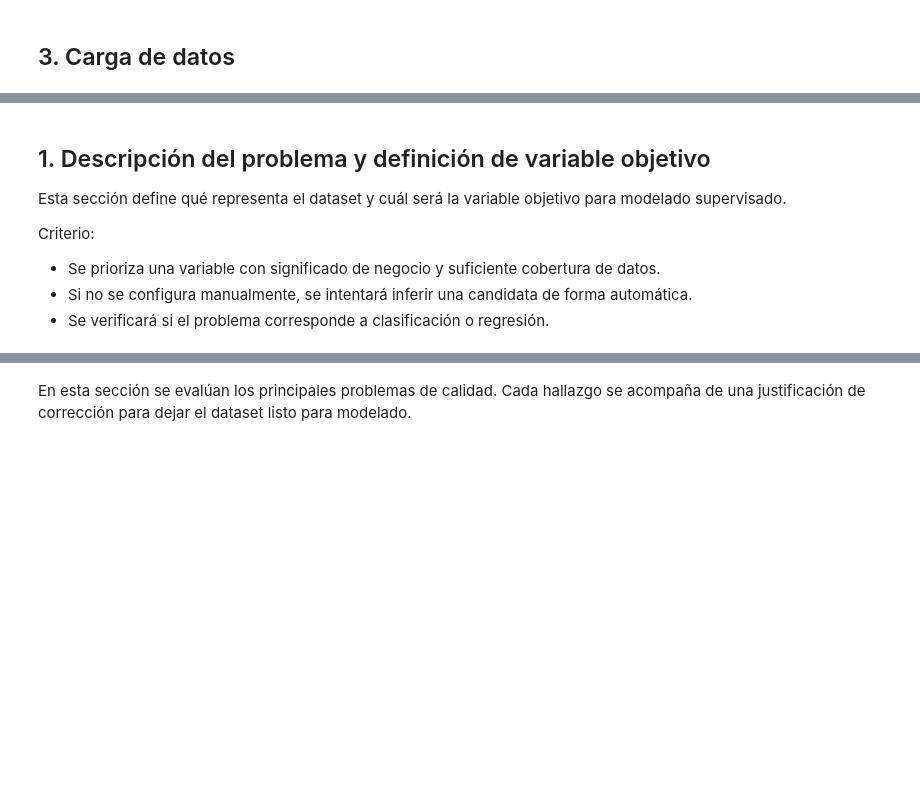
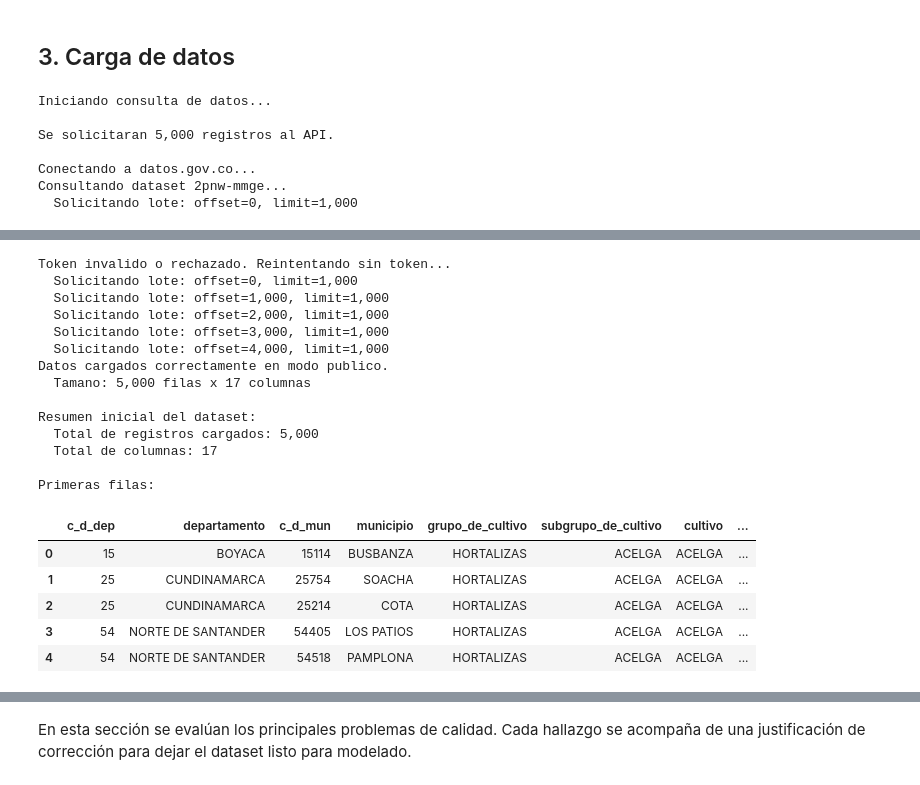
Before and after one commit to diegoVasquez600/AdvanceProgramming, a Jupyter notebook: Exploratory_Data_Analysis_Colombia_EVA.ipynb, the cells around one changed output, grey strips where cells are left out. Drawn from its saved outputs; the diff is of its cells as text; code cells hidden in the pictures; blank space fills up the shorter version.

```diff
--- a/Exploratory_Data_Analysis_Colombia_EVA.ipynb
+++ b/Exploratory_Data_Analysis_Colombia_EVA.ipynb
@@ -134,33 +193,2 @@ En este trabajo se continúa con el dataset `2pnw-mmge` y se evalúa su preparac
 # %% [markdown]
 ## 3. Carga de datos
-# %%
-def fetch_data_from_soda(domain, dataset_id, app_token=None, limit=None):
-    """Obtiene datos desde Datos.gov.co usando la API SODA."""
-    try:
-        print(f'Conectando a {domain}...')
-        client = Socrata(domain, app_token, timeout=60)
-
-        print(f'Consultando dataset {dataset_id}...')
-        if limit:
-            print(f'  Límite aplicado para prueba: {limit:,} registros')
-            results = client.get(dataset_id, limit=limit)
-        else:
-            results = client.get(dataset_id)
-
-        if not results:
-            print('Error: la consulta retornó resultados vacíos.')
-            return None
-
-        df = pd.DataFrame.from_records(results)
-        print('Datos cargados correctamente.')
-        print(f'  Tamaño: {df.shape[0]:,} filas x {df.shape[1]} columnas')
-        return df
-
-    except Exception as e:
-        print(f'Error al obtener datos: {str(e)}')
-        print('\nSugerencias de validación:')
-        print(f'  1. Verifica DATASET_ID (actual: {dataset_id})')
-        print('  2. Verifica conexión a internet')
-        print('  3. Revisa disponibilidad del portal datos.gov.co')
-        print('  4. Si usas token, valida que sea correcto')
-        return None
@@ -167,17 +266,20 @@ def fetch_data_from_soda(domain, dataset_id, app_token=None, limit=None):
 # %%
 # Carga principal del dataset
 print('Iniciando consulta de datos...\n')
+
+LOAD_LIMIT = 5000  # Se fuerza una muestra amplia para el informe
+print(f'Se solicitaran {LOAD_LIMIT:,} registros al API.\n')
 
 df = fetch_data_from_soda(
     domain=DOMAIN,
     dataset_id=DATASET_ID,
     app_token=APP_TOKEN,
-    limit=None  # Cambia a un valor (por ejemplo 10000) para pruebas rápidas
+    limit=LOAD_LIMIT
 )
 
 if df is not None and len(df) > 0:
     print('\nResumen inicial del dataset:')
-    print(f'  Total de registros: {df.shape[0]:,}')
+    print(f'  Total de registros cargados: {df.shape[0]:,}')
     print(f'  Total de columnas: {df.shape[1]}')
     print('\nPrimeras filas:')
     display(df.head())
@@ -185,3 +287,11 @@ else:
     print('\nNo se logró cargar la data desde la API.')
     print('Alternativa: cargar un CSV local con la misma estructura.')
     print('Ejemplo: df = pd.read_csv("ruta/a/archivo.csv")')
+# %% [output]
+Iniciando consulta de datos...
+
+Se solicitaran 5,000 registros al API.
+
+Conectando a datos.gov.co...
+Consultando dataset 2pnw-mmge...
+  Solicitando lote: offset=0, limit=1,000
@@ -188,9 +299,20 @@ else:
+Token invalido o rechazado. Reintentando sin token...
+  Solicitando lote: offset=0, limit=1,000
+  Solicitando lote: offset=1,000, limit=1,000
+  Solicitando lote: offset=2,000, limit=1,000
+  Solicitando lote: offset=3,000, limit=1,000
+  Solicitando lote: offset=4,000, limit=1,000
+Datos cargados correctamente en modo publico.
+  Tamano: 5,000 filas x 17 columnas
+
+Resumen inicial del dataset:
+  Total de registros cargados: 5,000
+  Total de columnas: 17
+
+Primeras filas:
+|  | c_d_dep | departamento | c_d_mun | municipio | grupo_de_cultivo | subgrupo_de_cultivo | cultivo | ... |
+| 0 | 15 | BOYACA | 15114 | BUSBANZA | HORTALIZAS | ACELGA | ACELGA | ... |
+| 1 | 25 | CUNDINAMARCA | 25754 | SOACHA | HORTALIZAS | ACELGA | ACELGA | ... |
+| 2 | 25 | CUNDINAMARCA | 25214 | COTA | HORTALIZAS | ACELGA | ACELGA | ... |
+| 3 | 54 | NORTE DE SANTANDER | 54405 | LOS PATIOS | HORTALIZAS | ACELGA | ACELGA | ... |
+| 4 | 54 | NORTE DE SANTANDER | 54518 | PAMPLONA | HORTALIZAS | ACELGA | ACELGA | ... |
-# %% [markdown]
-## 1. Descripción del problema y definición de variable objetivo
-
-Esta sección define qué representa el dataset y cuál será la variable objetivo para modelado supervisado.
-
-Criterio:
-- Se prioriza una variable con significado de negocio y suficiente cobertura de datos.
-- Si no se configura manualmente, se intentará inferir una candidata de forma automática.
-- Se verificará si el problema corresponde a clasificación o regresión.
```
Also changed, not shown: parts of 44 cells of this notebook, 1 other file.
